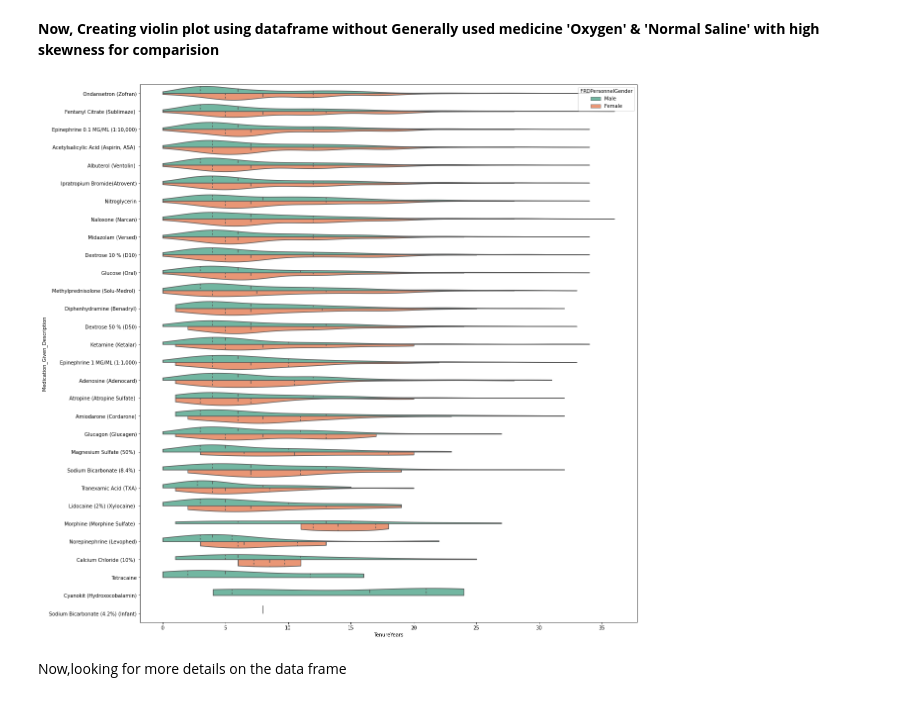
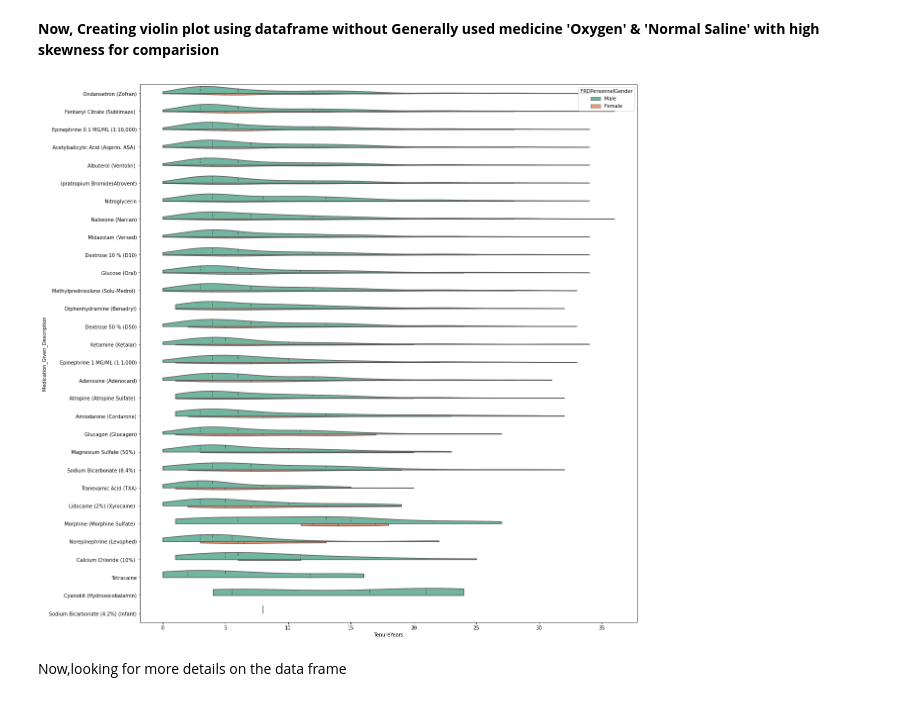
Before and after one commit to data-rescue/ems-analytics, a Jupyter notebook: notebooks/20210321-au-medication-tenure-relation.ipynb, the cells around one changed output. Drawn from its saved outputs; the diff is of its cells as text; code cells hidden in the pictures.

```diff
--- a/notebooks/20210321-au-medication-tenure-relation.ipynb
+++ b/notebooks/20210321-au-medication-tenure-relation.ipynb
@@ -495,8 +495,9 @@ dfMedPatientReduced_pvt[['TenureYears','Medication_Count']].describe()
 # %%
 plt.figure(figsize=(18,20))
 ##sns.set_theme(style="whitegrid")
+sns.set(style="darkgrid")
 sns.violinplot("TenureYears","Medication_Given_Description",
                data=dfMedPatientReduced[dfMedPatientReduced.TenureYears < 40],
-               scale='width',
+               scale='width', linewidth=2.5,
               order=MedicationGivenOrder, cut=0, palette="muted", inner="quartile");
 # %% [output]
@@ -516,14 +517,14 @@ sns.violinplot(x="TenureYears",y="Medication_Given_Description",
 # %%
 ## Using dataframe 'dfMedPatientReduced_NoOxySaline' removing medicine 'Oxygen' & 'Normal Saline' for violin plot
 
 plt.figure(figsize=(18,20))
 ##sns.set_theme(style="whitegrid")
 sns.violinplot(x="TenureYears",y="Medication_Given_Description",
                data=dfMedPatientReduced_NoOxySaline, hue="FRDPersonnelGender", split=True, dodge =True,
-               scale='area',
+               scale='count',
               order=MedicationGivenOrderWithoutOxySaline, cut=0, palette="Set2", inner="quartile", height=15, aspect=.8);
 # %% [output]
-[figure, old version]
+[figure, new version]
 # %% [markdown]
 Now,looking for more details on the data frame
 # %%
```
Also changed, not shown: parts of 5 cells of this notebook.
